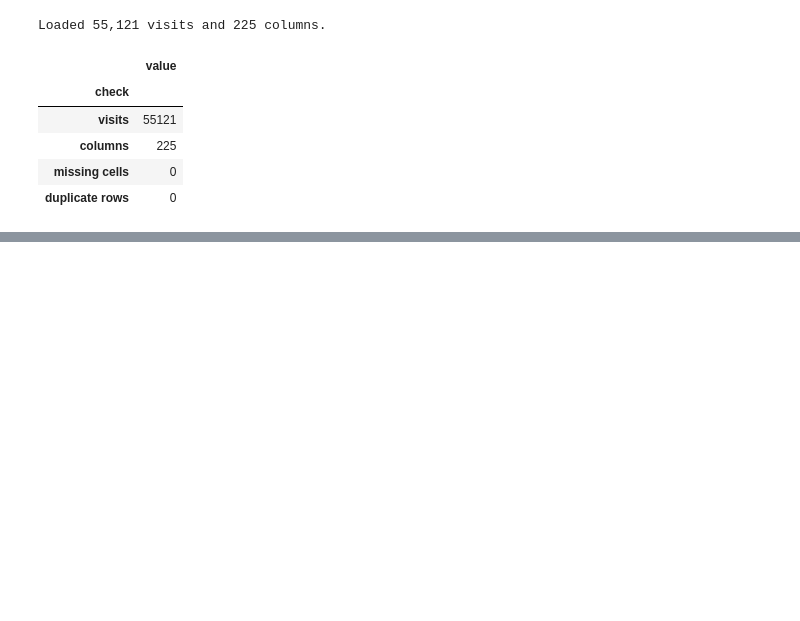
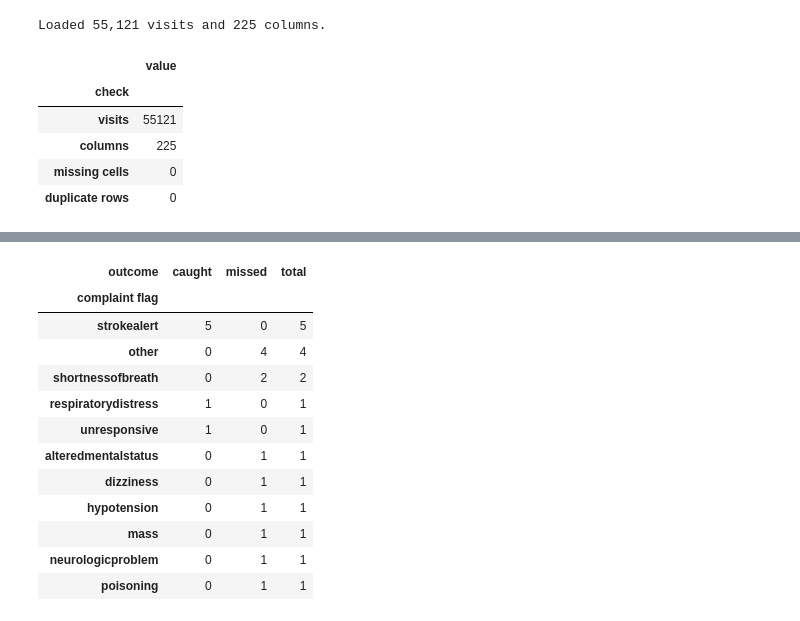
Before and after one commit to Ternatsu2/carisurg-portfolio, a Jupyter notebook: notebooks/week6_final_baseline_models.ipynb, the cells around one changed output, grey strips where cells are left out. Cells and saved outputs as stored; diff of their text form; code cells hidden in the pictures; blank space fills up the shorter version.

```diff
--- a/notebooks/week6_final_baseline_models.ipynb
+++ b/notebooks/week6_final_baseline_models.ipynb
@@ -399,0 +472,35 @@ The full clinical CSV remains local and is excluded from version control.
+# %%
+tuned_predictions = predictions["Logistic tuned"]
+esi_1_mask = (y_test == 1).to_numpy()
+esi_1_profile = X_test.loc[y_test == 1].copy()
+esi_1_profile["prediction"] = tuned_predictions[esi_1_mask]
+esi_1_profile["outcome"] = np.where(esi_1_profile["prediction"] == 1, "caught", "missed")
+
+vital_columns = [
+    "age",
+    "triage_vital_hr",
+    "triage_vital_sbp",
+    "triage_vital_dbp",
+    "triage_vital_rr",
+    "triage_vital_o2",
+    "triage_vital_o2_device",
+    "triage_vital_temp",
+    "triage_glucose",
+]
+
+vital_profile = esi_1_profile.groupby("outcome")[vital_columns].median().T
+vital_profile.index.name = "measure"
+vital_profile.to_csv(docs_directory / "w6_esi1_vital_profile.csv")
+
+complaint_columns = [column for column in X.columns if column.startswith("cc_")]
+complaint_profile = esi_1_profile.groupby("outcome")[complaint_columns].sum().T
+complaint_profile["total"] = complaint_profile.sum(axis=1)
+complaint_profile = complaint_profile[complaint_profile["total"] > 0].sort_values(
+    ["total", "caught"], ascending=False
+)
+complaint_profile.index = complaint_profile.index.str.replace("cc_", "", regex=False)
+complaint_profile.index.name = "complaint flag"
+complaint_profile.to_csv(docs_directory / "w6_esi1_complaint_profile.csv")
+
+print(esi_1_profile["outcome"].value_counts().to_string())
+vital_profile.round(1).style.format("{:.1f}")
@@ -399,0 +522,16 @@ The full clinical CSV remains local and is excluded from version control.
+# %%
+complaint_profile.head(12).style.format("{:.0f}")
+# %% [output]
+| outcome | caught | missed | total |
+| complaint flag |  |  |  |
+| strokealert | 5 | 0 | 5 |
+| other | 0 | 4 | 4 |
+| shortnessofbreath | 0 | 2 | 2 |
+| respiratorydistress | 1 | 0 | 1 |
+| unresponsive | 1 | 0 | 1 |
+| alteredmentalstatus | 0 | 1 | 1 |
+| dizziness | 0 | 1 | 1 |
+| hypotension | 0 | 1 | 1 |
+| mass | 0 | 1 | 1 |
+| neurologicproblem | 0 | 1 | 1 |
+| poisoning | 0 | 1 | 1 |
```
Also changed, not shown: parts of 41 cells of this notebook, 16 other files.
